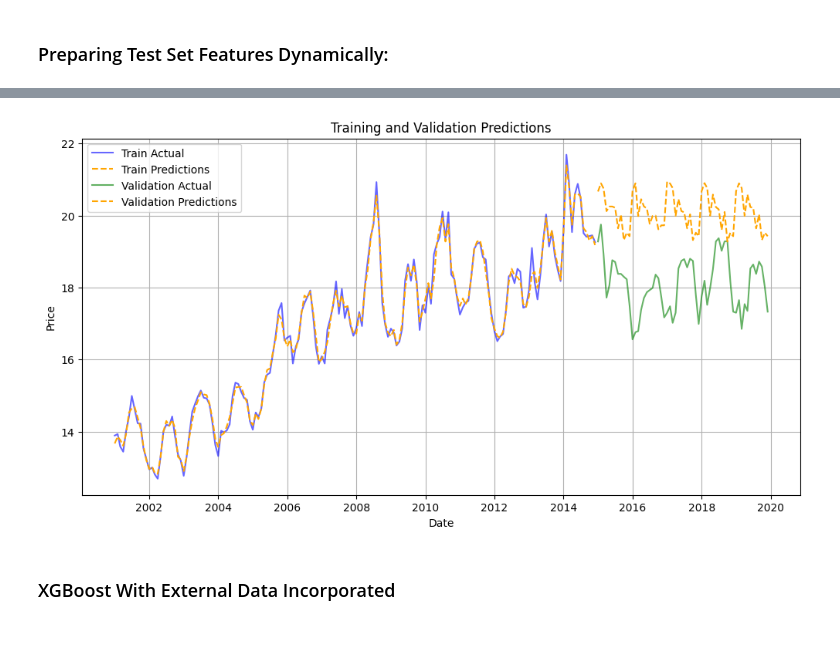
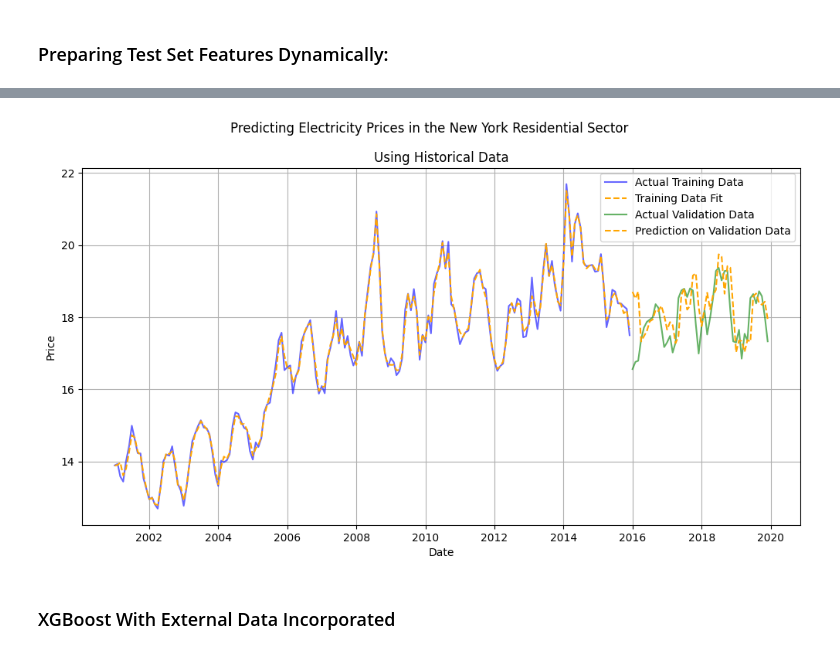
Before and after one commit to vanikanoria/ElectricityPriceForecasting, a Jupyter notebook: predicting-electricity-prices.ipynb, the cells around one changed output, grey strips where cells are left out. Saved outputs shown, nothing was run; the diff lists cells and outputs as text; code cells hidden in the pictures.

Commit message:
Finished making predictions

```diff
--- a/predicting-electricity-prices.ipynb
+++ b/predicting-electricity-prices.ipynb
@@ -838 +874,6 @@ plt.show()
+# %%
+X_train = X_train.loc[:, selected_features]
+y_train_ext_var = y_train.reset_index().drop(['date'], axis=1)
+# %%
+X_test = X_test.loc[:, selected_features]
 # %% [markdown]
@@ -926,3 +986,6 @@ def update_decomposition(historical_data):
     trend = decomposition.trend.iloc[-1]  # Last available trend value
     seasonal = decomposition.seasonal.iloc[-1]  # Last seasonal value
     return trend, seasonal
+# %%
+historical_data = X_train.merge(y_train, how = 'inner', left_index=True, right_index=True).reset_index().drop('date', axis=1)
+pd.concat([historical_data, X_test.iloc[0:1]], axis=0, ignore_index=True)
@@ -929,27 +1022,34 @@ def update_decomposition(historical_data):
 # %%
 def predict_on_test_set(model, X_test, X_train, y_train):
+    historical_data = X_train.merge(y_train, how = 'inner', left_index=True, right_index=True)
+
     for i in range(len(X_test)):
         # Access historical data
-        historical_data = pd.concat([X_train.merge(y_train, how = 'inner', left_index=True, right_index=True), X_test.iloc[:i]])
+        historical_data = pd.concat([historical_data, X_test.iloc[i:i+1]], axis=0, ignore_index=True)
 
         test_point = X_test.iloc[i:i+1, :]
+        #print(historical_data)
         # Compute lag and rolling features for the current test point
-        test_point.loc[:,'lag1'] = historical_data['price'].iloc[-1]
-        test_point.loc[:,'lag7'] = historical_data['price'].iloc[-7]
-        test_point.loc[:,'rolling_avg_7'] = historical_data['price'].iloc[-7:].mean()
-        test_point.loc[:,'exp_moving_avg_30'] = historical_data['price'].rolling(window=30, min_periods=1).apply(
+        historical_data.loc[i,'lag1'] = historical_data['price'].iloc[-1]
+        historical_data.loc[i,'lag7'] = historical_data['price'].iloc[-7]
+        historical_data.loc[i,'rolling_avg_7'] = historical_data['price'].iloc[-7:].mean()
+        historical_data.loc[i,'exp_moving_avg_30'] = historical_data['price'].rolling(window=30, min_periods=1).apply(
         lambda x: x.ewm(span=ema_window, adjust=False).mean().iloc[-1], raw=False).iloc[-1]
 
         #Compute seasonal and trend features for the current test point
         trend, seasonal = update_decomposition(historical_data)
-        test_point.loc[:,'trend'] = trend
-        test_point.loc[:,'seasonal'] = seasonal
-
+        historical_data.loc[:,'trend'] = trend
+        #test_point.loc[:,'seasonal'] = seasonal
         # Predict using the trained model
         # Use the trained model to predict for the single row
         prediction = model.predict(test_point)
+        #print(prediction)
+        # if np.isnan(prediction):
+        #     print("NaNs found in predictions!")
+            # Debug inputs
+            # print("Input data:", X_test)
 
         # Store the prediction in the test dataframe as the price for that row
-        historical_data.iloc[i, -1] = prediction
+        historical_data.iloc[-1, -1] = prediction
 
     return historical_data.iloc[len(X_train):, -1]
@@ -1021,31 +1099,33 @@ ValueError: Found input variables with inconsistent numbers of samples: [60, 59]
 # %%
 def plot_combined_predictions(train_dates, y_train, train_predictions,
                                test_dates, y_test, test_predictions):
     plt.figure(figsize=(12, 6))
 
     # Plot training data and predictions
-    plt.plot(train_dates, y_train, label='Train Actual', color='blue', alpha=0.6)
-    plt.plot(train_dates, train_predictions, label='Train Predictions', color='orange', linestyle='--')
+    plt.plot(train_dates, y_train, label='Actual Training Data', color='blue', alpha=0.6)
+    plt.plot(train_dates, train_predictions, label='Training Data Fit', color='orange', linestyle='--')
 
     # Plot validation data and predictions
-    plt.plot(test_dates, y_test, label='Validation Actual', color='green', alpha=0.6)
-    plt.plot(test_dates, test_predictions, label='Validation Predictions', color='orange', linestyle='--')
+    plt.plot(test_dates, y_test, label='Actual Validation Data', color='green', alpha=0.6)
+    plt.plot(test_dates, test_predictions, label='Prediction on Validation Data', color='orange', linestyle='--')
 
     # Customize the plot
-    plt.title('Training and Validation Predictions')
+    plt.suptitle('Predicting Electricity Prices in the New York Residential Sector')
+    plt.title('Using Historical Data')
     plt.xlabel('Date')
     plt.ylabel('Price')
     plt.legend()
     plt.grid()
+    plt.savefig('plot1.png')
     plt.show()
 
 # Example usage
 plot_combined_predictions(
     train_dates, list(y_train), xgb_prediction_train,
     test_dates, list(y_test), xgb_prediction_test
 )
 # %% [output]
-[figure, old version]
+[figure, new version]
 # %% [markdown]
 ### XGBoost With External Data Incorporated
 # %%
```
Also changed, not shown: parts of 63 cells of this notebook.
